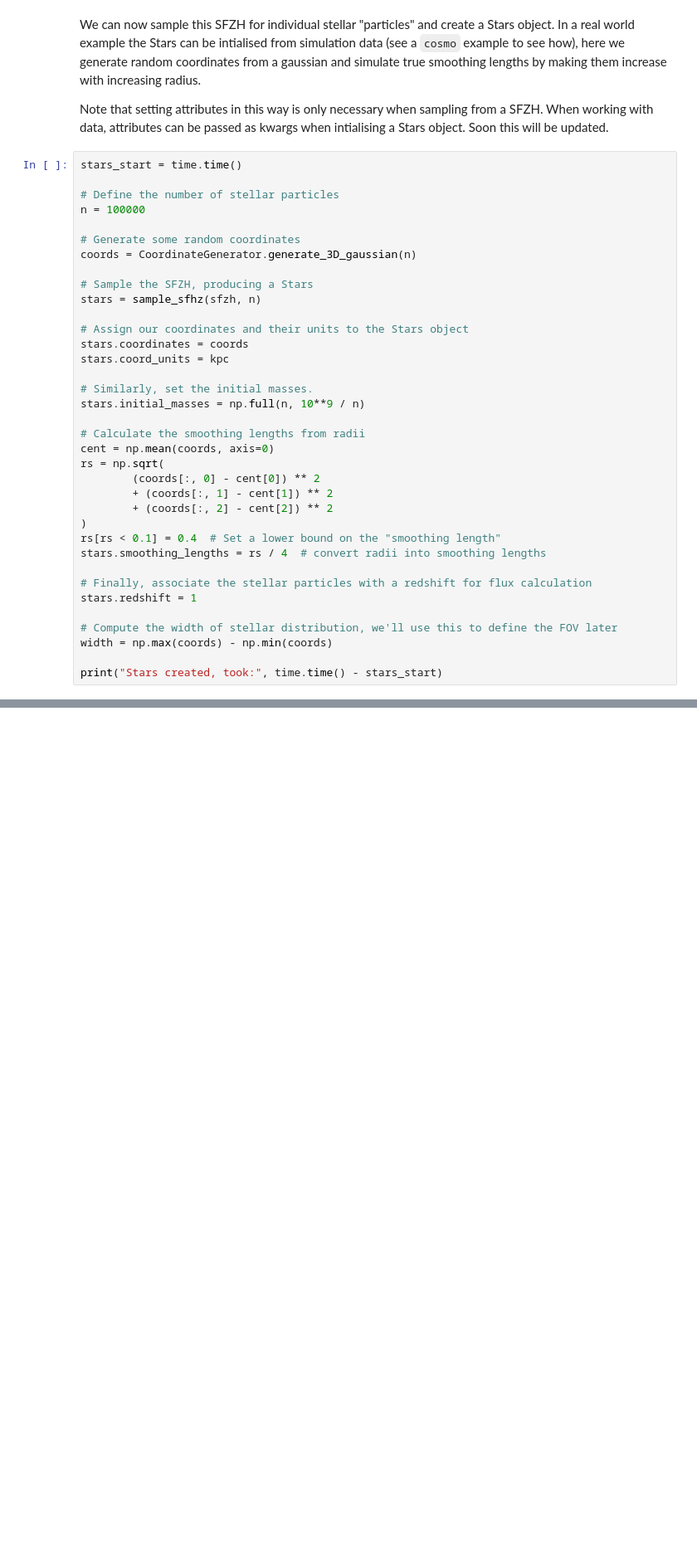
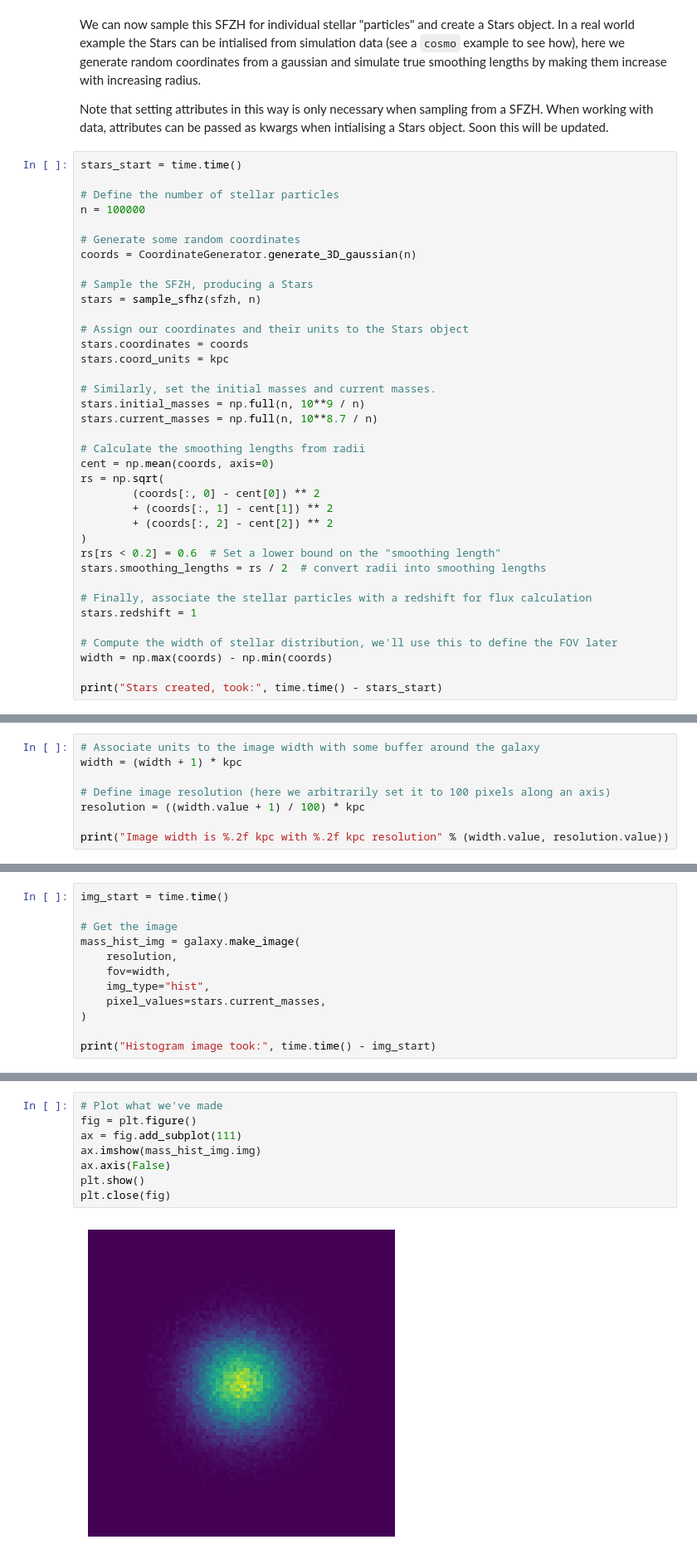
Before and after one commit to WillJRoper/synthesizer-history_change, a Jupyter notebook: docs/source/Imaging/Particle_Imaging.ipynb, the cells around one changed output, grey strips where cells are left out. Shown at 83% size. Saved outputs shown, nothing was run; the diff lists cells and outputs as text; blank space fills up the shorter version.

Commit message:
Completed docs for making an image from a galaxy

```diff
--- a/docs/source/Imaging/Particle_Imaging.ipynb
+++ b/docs/source/Imaging/Particle_Imaging.ipynb
@@ -67,8 +73,9 @@ stars = sample_sfhz(sfzh, n)
 stars.coordinates = coords
 stars.coord_units = kpc
 
-# Similarly, set the initial masses.
+# Similarly, set the initial masses and current masses.
 stars.initial_masses = np.full(n, 10**9 / n)
+stars.current_masses = np.full(n, 10**8.7 / n)
 
 # Calculate the smoothing lengths from radii
 cent = np.mean(coords, axis=0)
@@ -77,8 +84,8 @@ rs = np.sqrt(
         + (coords[:, 1] - cent[1]) ** 2
         + (coords[:, 2] - cent[2]) ** 2
 )
-rs[rs < 0.1] = 0.4  # Set a lower bound on the "smoothing length"
-stars.smoothing_lengths = rs / 4  # convert radii into smoothing lengths
+rs[rs < 0.2] = 0.6  # Set a lower bound on the "smoothing length"
+stars.smoothing_lengths = rs / 2  # convert radii into smoothing lengths
 
 # Finally, associate the stellar particles with a redshift for flux calculation
 stars.redshift = 1
@@ -119,0 +153,8 @@ print("Stars created, took:", time.time() - stars_start)
+# %%
+# Associate units to the image width with some buffer around the galaxy
+width = (width + 1) * kpc
+
+# Define image resolution (here we arbitrarily set it to 100 pixels along an axis)
+resolution = ((width.value + 1) / 100) * kpc
+
+print("Image width is %.2f kpc with %.2f kpc resolution" % (width.value, resolution.value))
@@ -119,0 +167,12 @@ print("Stars created, took:", time.time() - stars_start)
+# %%
+img_start = time.time()
+
+# Get the image
+mass_hist_img = galaxy.make_image(
+    resolution,
+    fov=width,
+    img_type="hist",
+    pixel_values=stars.current_masses,
+)
+
+print("Histogram image took:", time.time() - img_start)
@@ -119,0 +183,10 @@ print("Stars created, took:", time.time() - stars_start)
+# %%
+# Plot what we've made
+fig = plt.figure()
+ax = fig.add_subplot(111)
+ax.imshow(mass_hist_img.img)
+ax.axis(False)
+plt.show()
+plt.close(fig)
+# %% [output]
+[figure, added]
```
Also changed, not shown: parts of 32 cells of this notebook.
